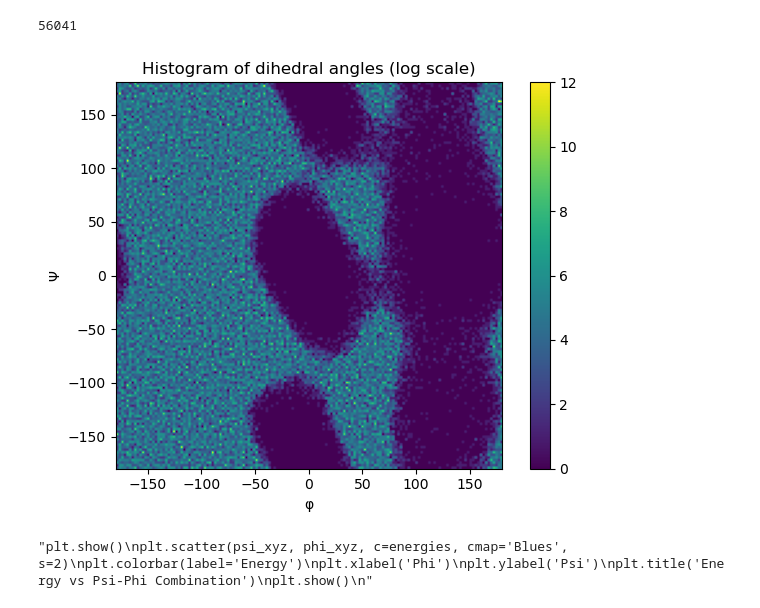
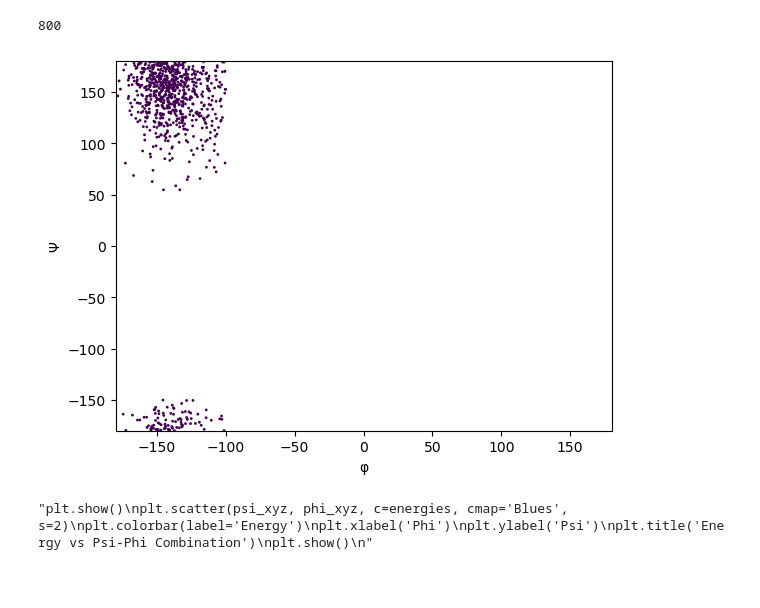
Before and after one commit to balu1029/gnn_uncertainty, a Jupyter notebook: datasets/helper/cv_visualizer.ipynb, the cells around one changed output. Saved outputs shown, nothing was run; the diff lists cells and outputs as text; code cells hidden in the pictures; blank space fills up the shorter version.

Commit message:
active learning pipeline now seems to work.

```diff
--- a/datasets/helper/cv_visualizer.ipynb
+++ b/datasets/helper/cv_visualizer.ipynb
@@ -115,9 +200,9 @@ def create_single_hist(path):
 # %%
-path = "../files/active_learning_validation/dataset.xyz"
-create_single_hist(path)
+path = "../../al/run18/data/dataset.xyz"
+single_scatter(path)
 # %% [output]
-56041
+800
-[figure, old version]
+[figure, new version]
 # %%
 # Load molecule coordinates from xyz file
 xyz_file = '/home/kit/iti/fq0795/gnn_uncertainty/datasets/files/ala_converged_1000000/prod_positions_20-09-2023_13-10-19_energies_1,000,000.xyz'
```
Also changed, not shown: parts of 2 cells of this notebook, 11 other files.
